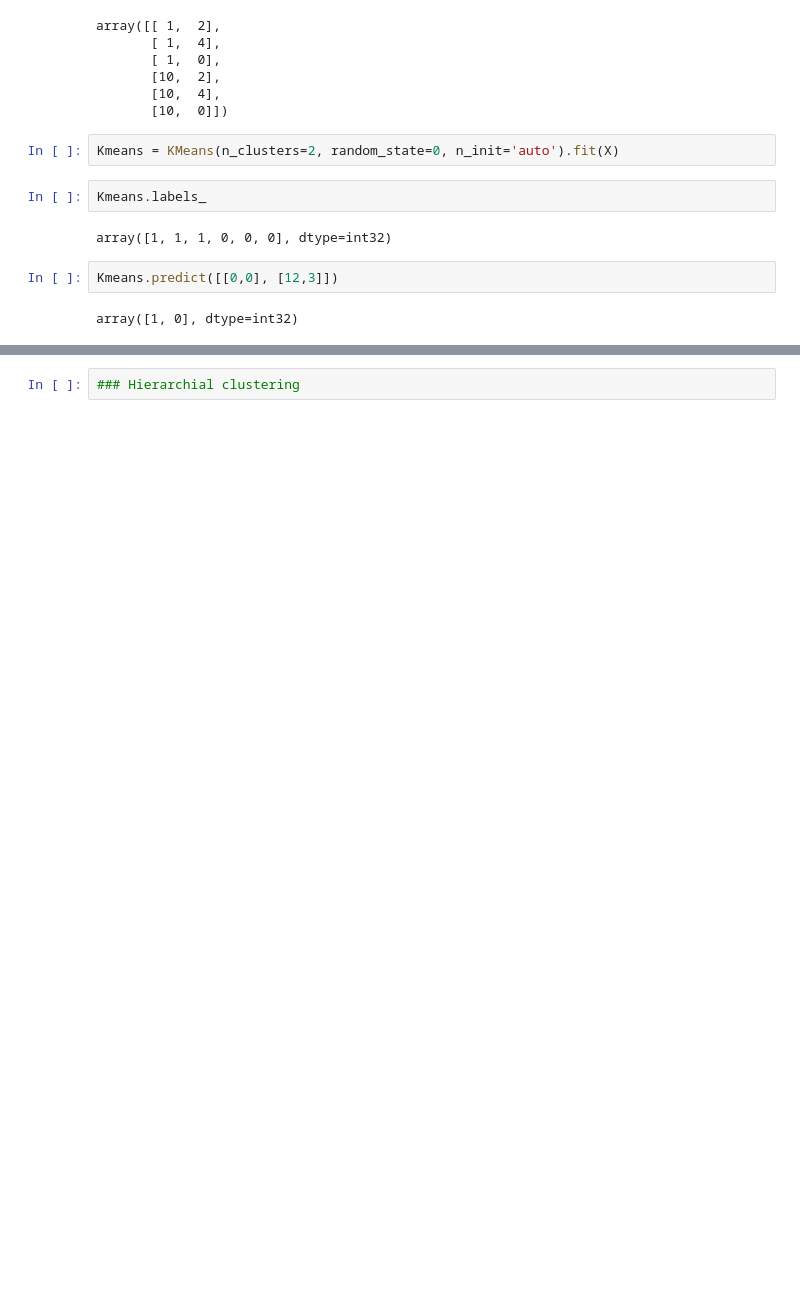
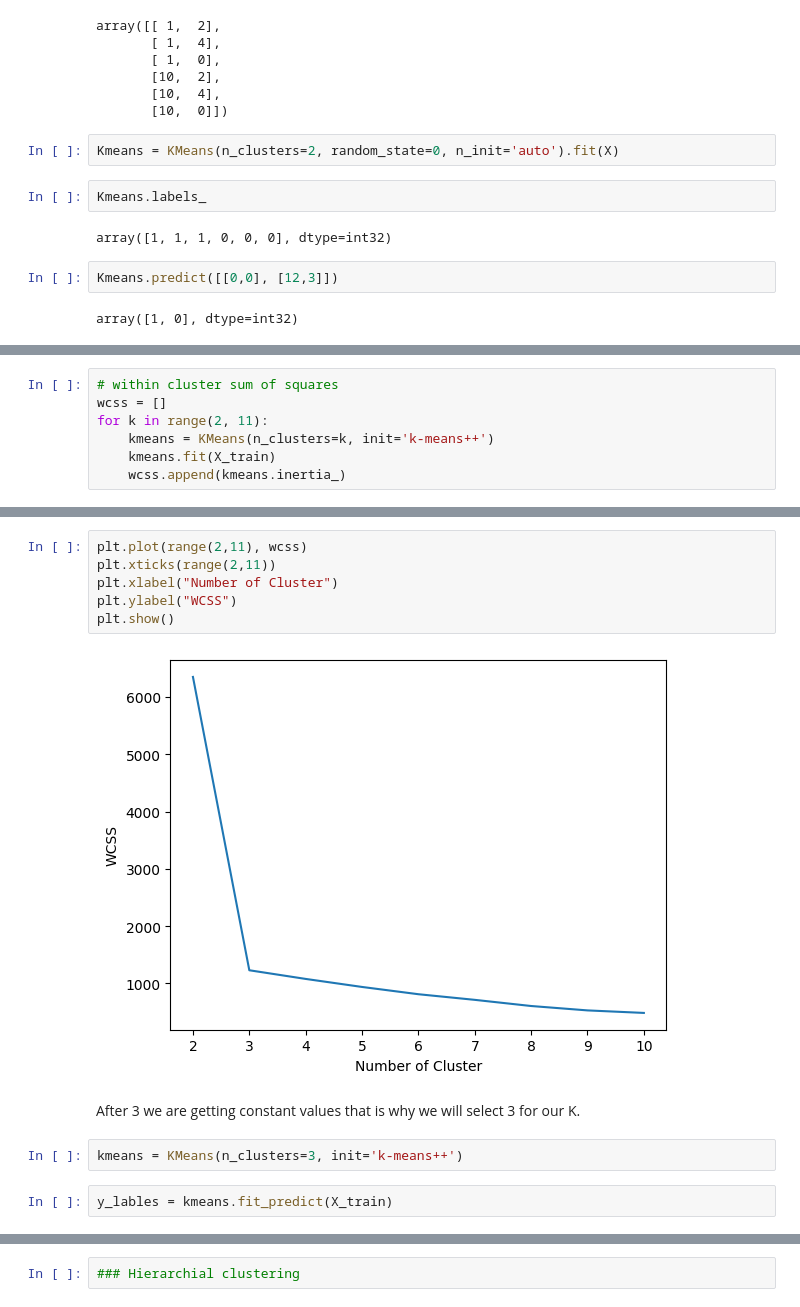
Before and after one commit to omkarpawar1430/Ineuron-FSDS-2.0, a Jupyter notebook: self practice/28_may_unsupervised_ML.ipynb, the cells around one changed output, grey strips where cells are left out. Saved outputs shown, nothing was run; the diff lists cells and outputs as text; blank space fills up the shorter version.

```diff
--- a/self practice/28_may_unsupervised_ML.ipynb
+++ b/self practice/28_may_unsupervised_ML.ipynb
@@ -28,0 +116,7 @@ array([1, 0], dtype=int32)
+# %%
+# within cluster sum of squares
+wcss = []
+for k in range(2, 11):
+    kmeans = KMeans(n_clusters=k, init='k-means++')
+    kmeans.fit(X_train)
+    wcss.append(kmeans.inertia_)
@@ -28,0 +135,14 @@ array([1, 0], dtype=int32)
+# %%
+plt.plot(range(2,11), wcss)
+plt.xticks(range(2,11))
+plt.xlabel("Number of Cluster")
+plt.ylabel("WCSS")
+plt.show()
+# %% [output]
+[figure, added]
+# %% [markdown]
+After 3 we are getting constant values that is why we will select 3 for our K.
+# %%
+kmeans = KMeans(n_clusters=3, init='k-means++')
+# %%
+y_lables = kmeans.fit_predict(X_train)
```
Also changed, not shown: parts of 26 cells of this notebook, 42 other files.
